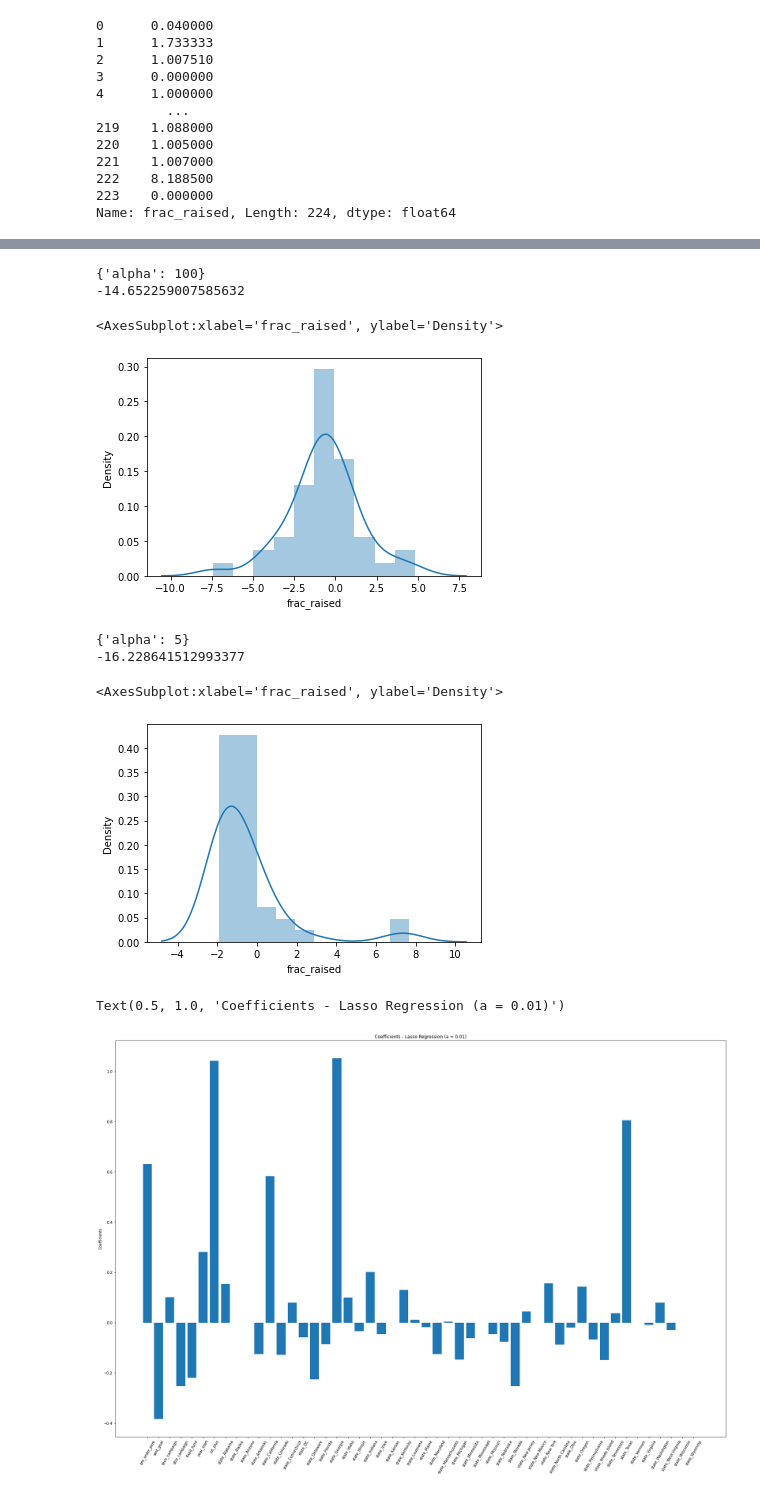
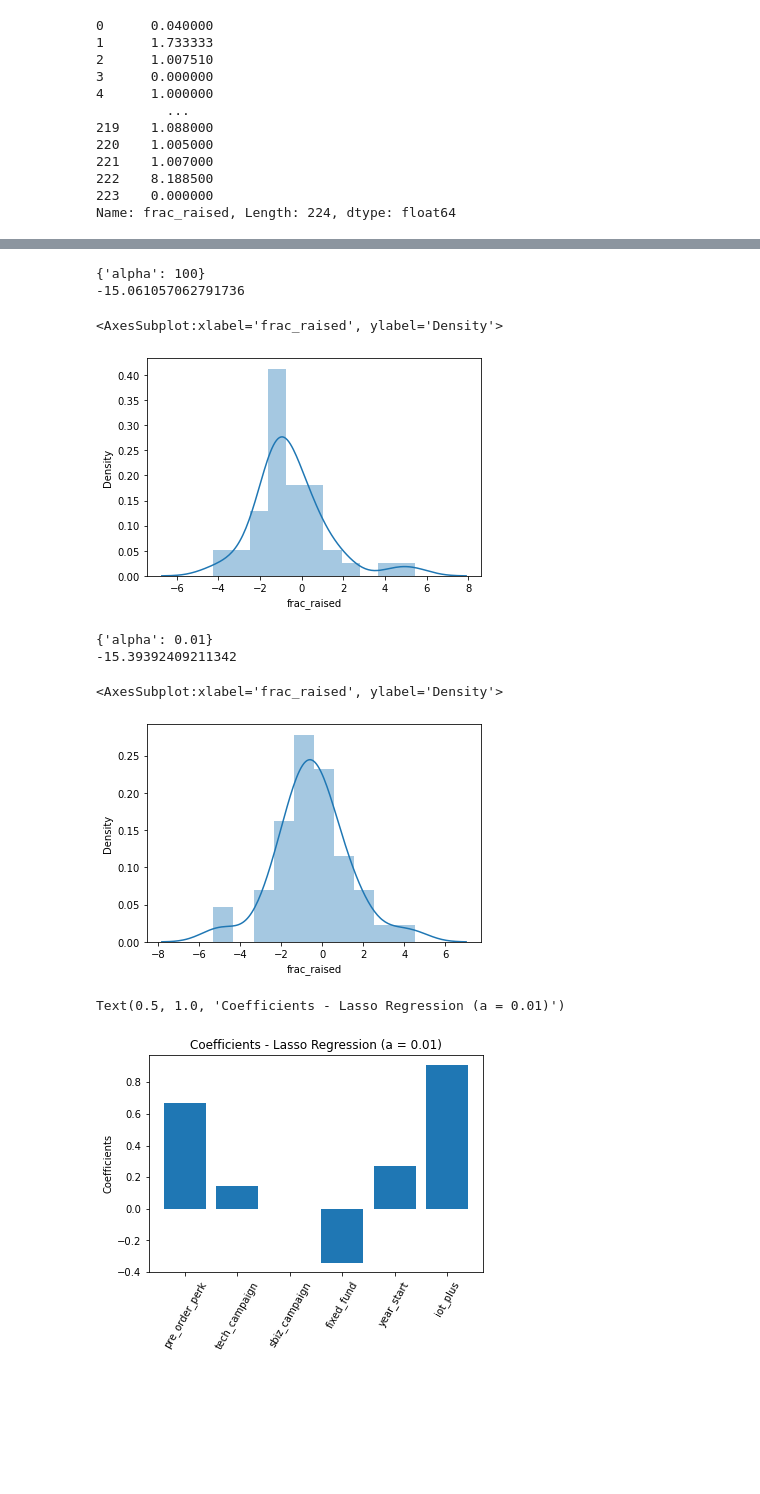
Before and after one commit to justintwoo/Mini-Project-1, a Jupyter notebook: mini_project_2.ipynb, the cells around one changed output, grey strips where cells are left out. Saved outputs shown, nothing was run; the diff lists cells and outputs as text; code cells hidden in the pictures; blank space fills up the shorter version.

```diff
--- a/mini_project_2.ipynb
+++ b/mini_project_2.ipynb
@@ -92,7 +93,7 @@ sns.heatmap(df_crowdfunding.corr(), annot = True)
 [figure]
 # %%
 target = df_crowdfunding.frac_raised
-features = df_crowdfunding.drop(columns = ["frac_raised",'delivery'])
+features = df_crowdfunding.drop(columns = ["frac_raised",'amt_goal','delivery','state'])
 # %%
 target
 # %% [output]
@@ -127,6 +128,4 @@ features
 # %%
-cat_features = pd.get_dummies(features)
-cat_features.dropna(inplace = True)
-target = target.reindex_like(full_feats)
-cat_features
+features.dropna(inplace = True)
+features.dropna(inplace=True)
 target = target.reindex_like(cat_features)
@@ -146,5 +132,5 @@ Name: frac_raised, Length: 216, dtype: float64
 # %%
-X_train, X_test, y_train, y_test = train_test_split(cat_features, target, random_state = 0, test_size = 0.2)
+X_train, X_test, y_train, y_test = train_test_split(features, target, random_state = 0, test_size = 0.2)
 # %%
 scaler = StandardScaler()
 X_train_scaled = scaler.fit_transform(X_train)
@@ -177,9 +149,9 @@ prediction_ridge=ridge_regressor.predict(X_test_scaled)
 sns.distplot(y_test-prediction_ridge)
 # %% [output]
 {'alpha': 100}
--14.652259007585632
+-15.061057062791736
 <AxesSubplot:xlabel='frac_raised', ylabel='Density'>
-[figure, old version]
+[figure, new version]
 # %%
 # Lasso Regression
 lasso=Lasso()
@@ -195,20 +167,19 @@ prediction_lasso=lasso_regressor.predict(X_test_scaled)
 
 sns.distplot(y_test-prediction_lasso)
 # %% [output]
-{'alpha': 5}
--16.228641512993377
+{'alpha': 0.01}
+-15.39392409211342
 <AxesSubplot:xlabel='frac_raised', ylabel='Density'>
-[figure, old version]
+[figure, new version]
 # %%
-names = cat_features.columns
+names = features.columns
 lasso = Lasso(alpha=0.01)
 lasso_coef= lasso.fit(X_train_scaled, y_train).coef_
 
-plt.figure(figsize = (30,20))
 plt.bar(range(len(names)),lasso_coef)
 plt.xticks(range(len(names)),names, rotation=60)
 plt.ylabel("Coefficients")
 plt.title("Coefficients - Lasso Regression (a = 0.01)")
 # %% [output]
 Text(0.5, 1.0, 'Coefficients - Lasso Regression (a = 0.01)')
-[figure, old version]
+[figure, new version]
```
Also changed, not shown: parts of 7 cells of this notebook.
